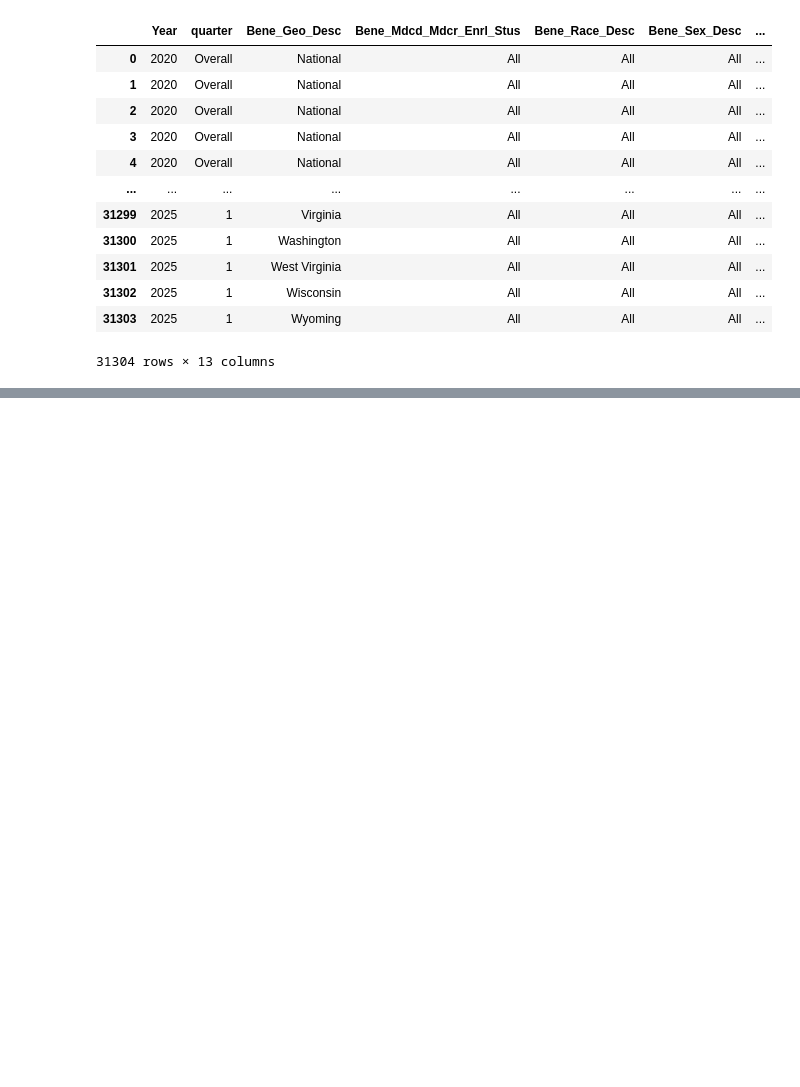
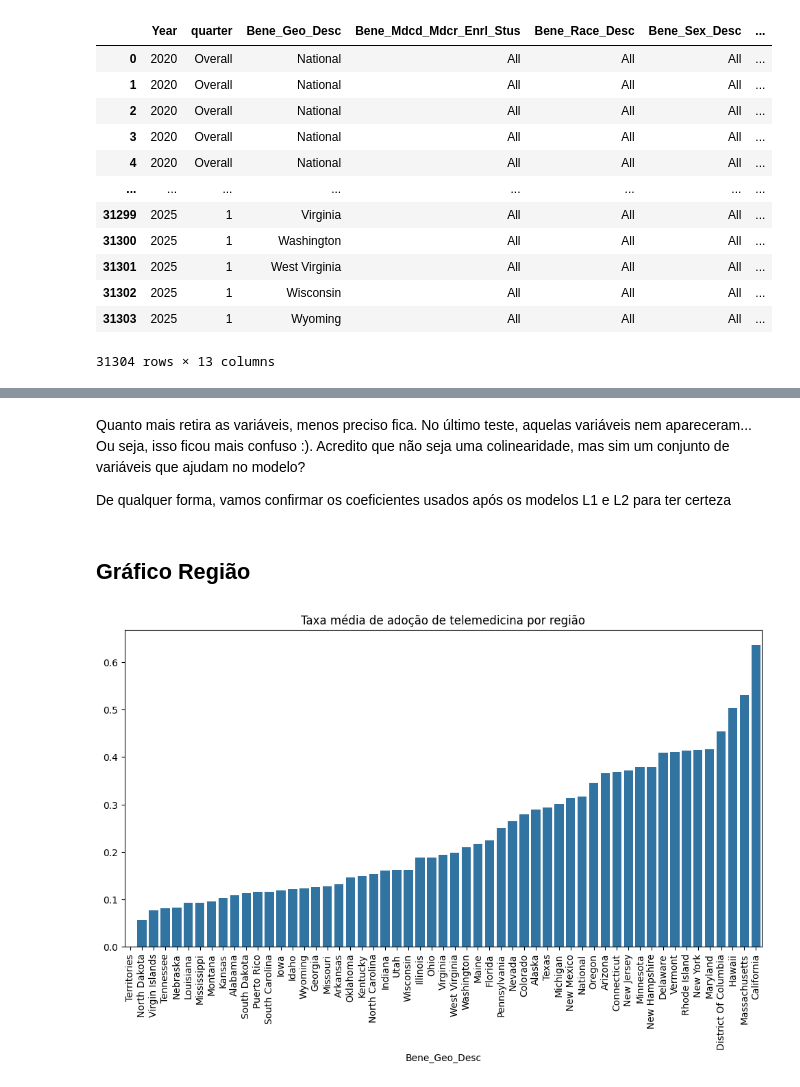
Before and after one commit to CavMCarolina/IA-and-Machine-Learning, a Jupyter notebook: Sprint/sprint.ipynb, the cells around one changed output, grey strips where cells are left out. Drawn from its saved outputs; the diff is of its cells as text; code cells hidden in the pictures; blank space fills up the shorter version.

```diff
--- a/Sprint/sprint.ipynb
+++ b/Sprint/sprint.ipynb
@@ -25,0 +405,17 @@ df
+# %% [markdown]
+Quanto mais retira as variáveis, menos preciso fica. No último teste, aquelas variáveis nem apareceram...<br/>
+Ou seja, isso ficou mais confuso :). Acredito que não seja uma colinearidade, mas sim um conjunto de variáveis que ajudam no modelo?
+
+De qualquer forma, vamos confirmar os coeficientes usados após os modelos L1 e L2 para ter certeza
+# %% [markdown]
+## Gráfico Região
+# %%
+# Telemedicina por região
+region_usage = df_clean.groupby("Bene_Geo_Desc")["Telehealth_Class"].mean().sort_values()
+plt.figure(figsize=(12,6))
+sns.barplot(x=region_usage.index, y=region_usage.values)
+plt.xticks(rotation=90)
+plt.title("Taxa média de adoção de telemedicina por região")
+plt.show()
+# %% [output]
+[figure, added]
```
Also changed, not shown: parts of 32 cells of this notebook.
